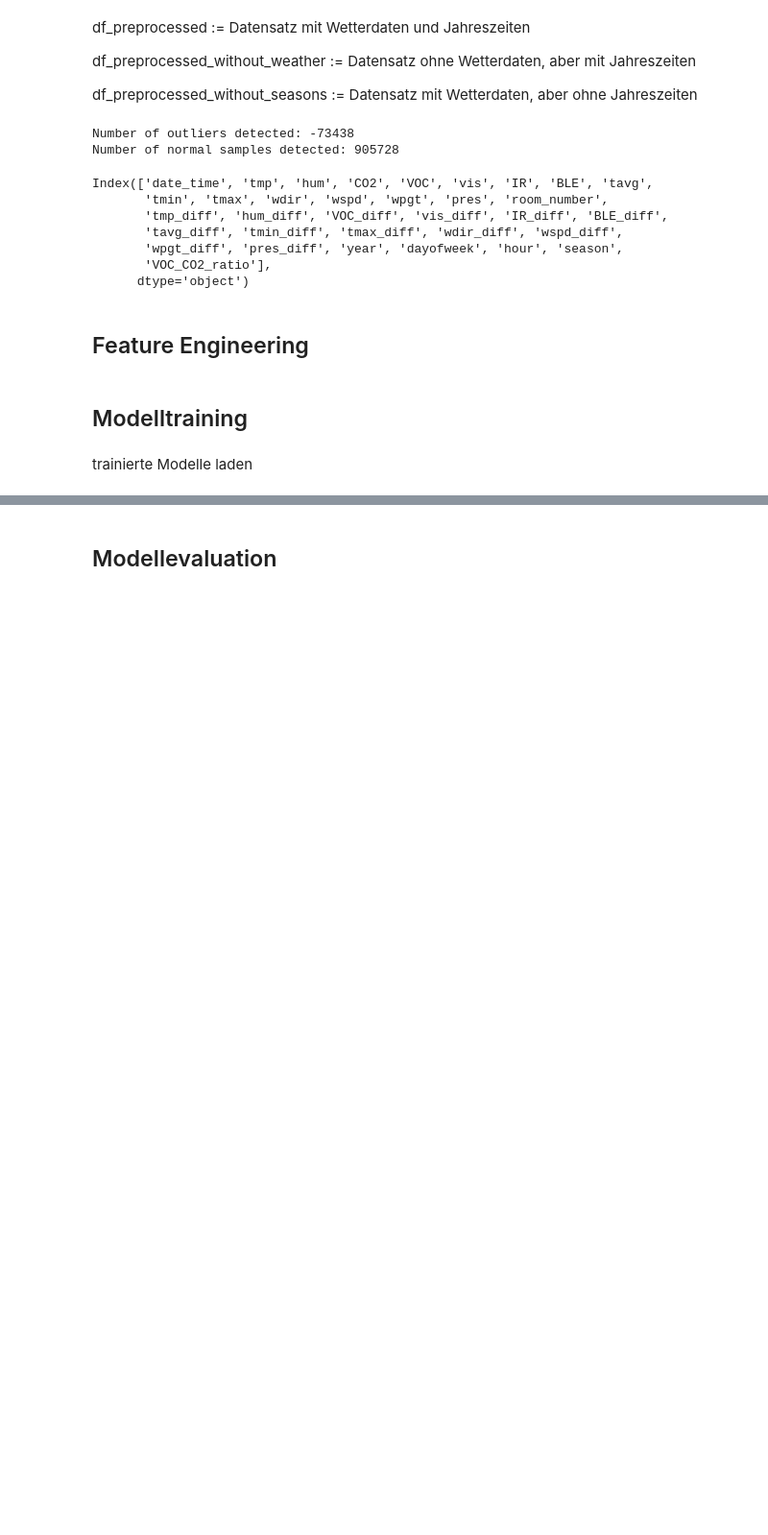
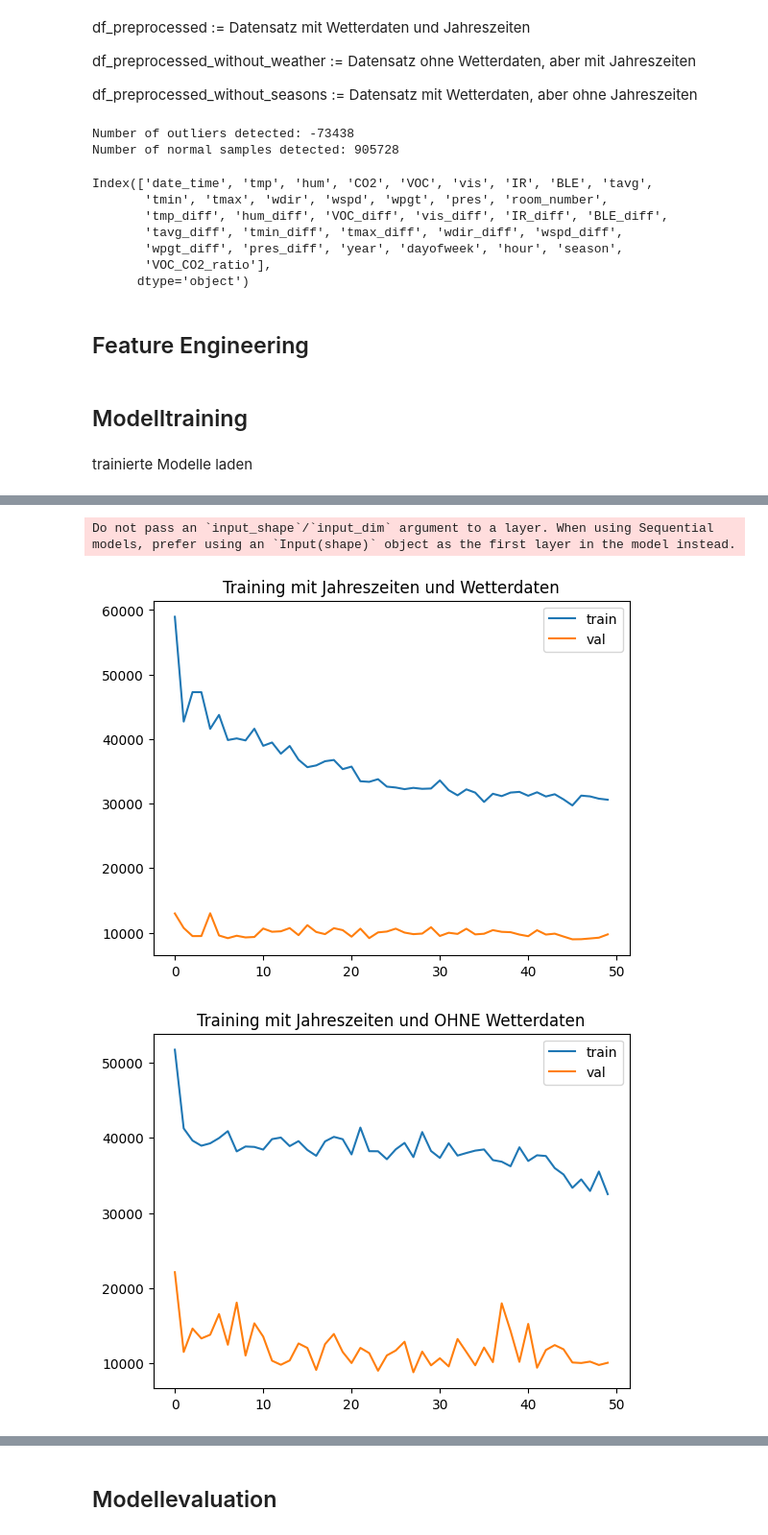
Before and after one commit to dan-vp/iot_co2_ampel_m, a Jupyter notebook: CO2_forecasting.ipynb, the cells around one changed output, grey strips where cells are left out. Shown at 96% size. Drawn from its saved outputs; the diff is of its cells as text; code cells hidden in the pictures; blank space fills up the shorter version.

```diff
--- a/CO2_forecasting.ipynb
+++ b/CO2_forecasting.ipynb
@@ -103,7 +105,7 @@ if train_models:
     # Instantiate the model
     model = CO2_Forecasting_Model(n_steps, fe)
 
-    history = model.model.fit(fe.X_train, fe.y_train, epochs=50, batch_size = 7,
+    history = model.model.fit(fe.X_train, fe.y_train, epochs=50, batch_size = 16,
                                 validation_data = (fe.X_val, fe.y_val),
                                 verbose = 0,
                                 shuffle=False
@@ -117,30 +119,34 @@ if train_models:
 
 
 
     model_no_weather = CO2_Forecasting_Model(n_steps, fe_no_weather)
 
     history = model_no_weather.model.fit(fe_no_weather.X_train, fe_no_weather.y_train, epochs=50, batch_size=16,
                                         validation_data = (fe_no_weather.X_val, fe_no_weather.y_val),
                                         verbose = 0,
                                         shuffle=False
                                         )
 
     pyplot.plot(history.history['loss'], label='train')
     pyplot.plot(history.history["val_loss"], label = "val")
     pyplot.title("Training mit Jahreszeiten und OHNE Wetterdaten")
     pyplot.legend()
     pyplot.show()
 
     model_no_seasons = CO2_Forecasting_Model(n_steps, fe_no_seasons)
 
     history = model_no_seasons.model.fit(fe_no_seasons.X_train, fe_no_seasons.y_train, epochs=50, batch_size = 16,
                                         validation_data = (fe_no_seasons.X_val, fe_no_seasons.y_val),
                                         verbose = 0,
                                         shuffle=False
                                     )
 
     pyplot.plot(history.history['loss'], label='train')
     pyplot.plot(history.history["val_loss"], label = "val")
     pyplot.title("Training OHNE Jahreszeiten und mit Wetterdaten")
     pyplot.legend()
     pyplot.show()
+# %% [output]
+Do not pass an `input_shape`/`input_dim` argument to a layer. When using Sequential models, prefer using an `Input(shape)` object as the first layer in the model instead.
+[figure, added]
+[figure, added]
```
Also changed, not shown: parts of 7 cells of this notebook.
